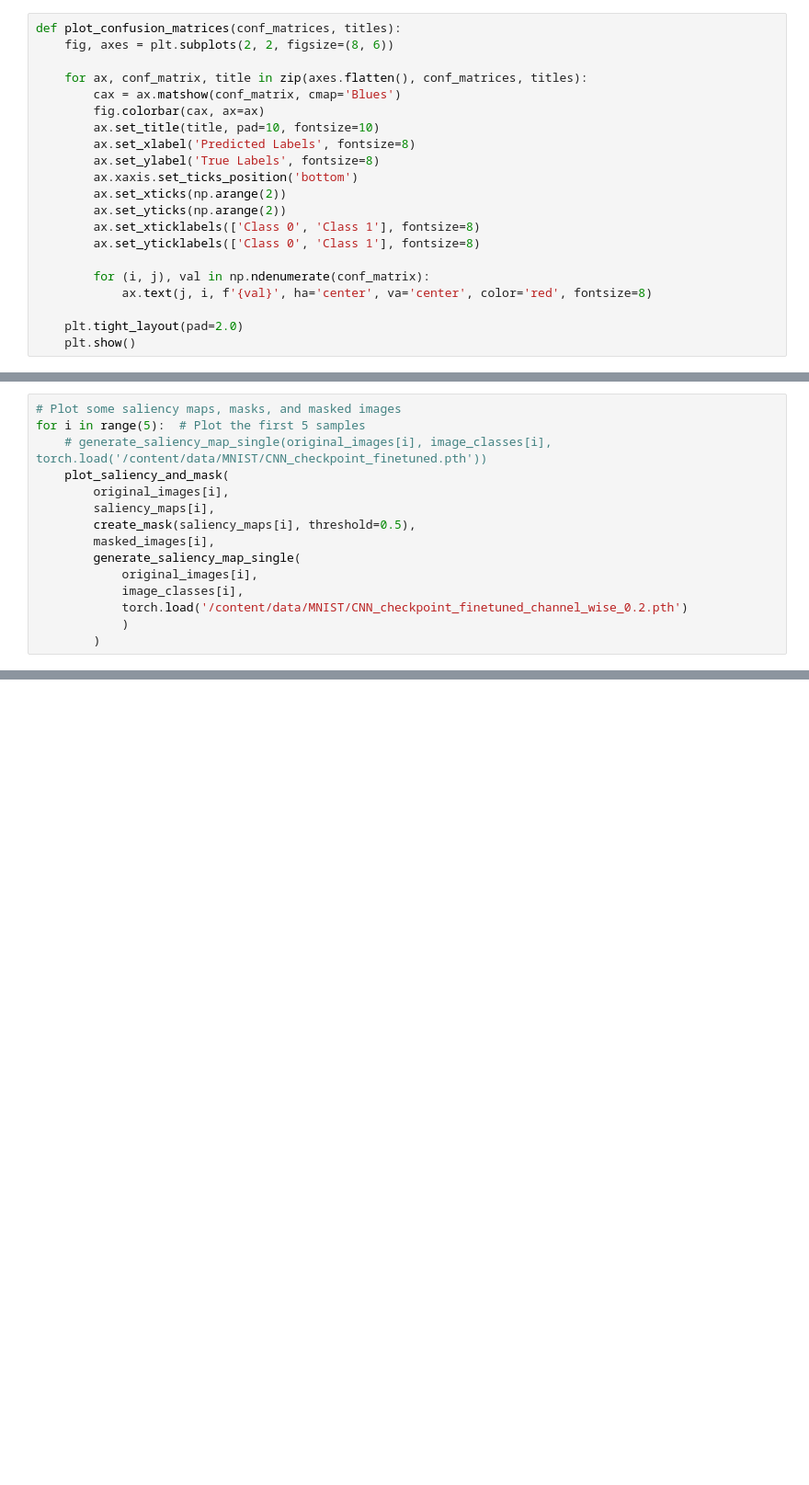
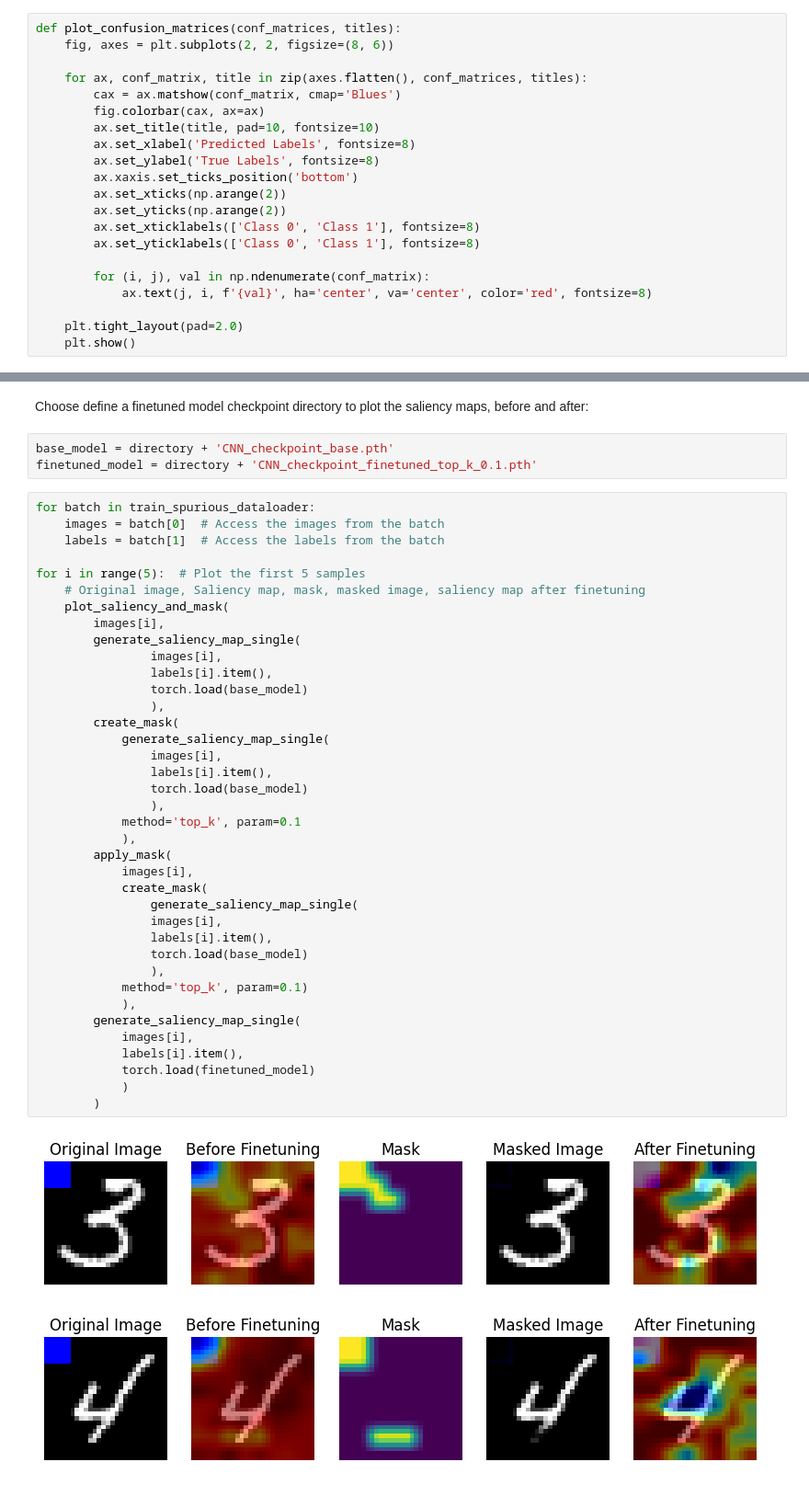
Before and after one commit to vmazashvili/Neural-Networks, a Jupyter notebook: MaskTune_Vano_Mazashvili_1993251.ipynb, the cells around one changed output, grey strips where cells are left out. Shown at 92% size. Cells and saved outputs as stored; diff of their text form; blank space fills up the shorter version.

```diff
--- a/MaskTune_Vano_Mazashvili_1993251.ipynb
+++ b/MaskTune_Vano_Mazashvili_1993251.ipynb
@@ -1109,15 +1024,0 @@ F1 Score: 0.3395
-# %%
-# Plot some saliency maps, masks, and masked images
-for i in range(5):  # Plot the first 5 samples
-    # generate_saliency_map_single(original_images[i], image_classes[i], torch.load('/content/data/MNIST/CNN_checkpoint_finetuned.pth'))
-    plot_saliency_and_mask(
-        original_images[i],
-        saliency_maps[i],
-        create_mask(saliency_maps[i], threshold=0.5),
-        masked_images[i],
-        generate_saliency_map_single(
-            original_images[i],
-            image_classes[i],
-            torch.load('/content/data/MNIST/CNN_checkpoint_finetuned_channel_wise_0.2.pth')
-            )
-        )
@@ -1129,0 +1037,46 @@ for i in range(5):  # Plot the first 5 samples
+# %% [markdown]
+Choose define a finetuned model checkpoint directory to plot the saliency maps, before and after:
+# %%
+base_model = directory + 'CNN_checkpoint_base.pth'
+finetuned_model = directory + 'CNN_checkpoint_finetuned_top_k_0.1.pth'
+# %%
+for batch in train_spurious_dataloader:
+    images = batch[0]  # Access the images from the batch
+    labels = batch[1]  # Access the labels from the batch
+
+for i in range(5):  # Plot the first 5 samples
+    # Original image, Saliency map, mask, masked image, saliency map after finetuning
+    plot_saliency_and_mask(
+        images[i],
+        generate_saliency_map_single(
+                images[i],
+                labels[i].item(),
+                torch.load(base_model)
+                ),
+        create_mask(
+            generate_saliency_map_single(
+                images[i],
+                labels[i].item(),
+                torch.load(base_model)
+                ),
+            method='top_k', param=0.1
+            ),
+        apply_mask(
+            images[i],
+            create_mask(
+                generate_saliency_map_single(
+                images[i],
+                labels[i].item(),
+                torch.load(base_model)
+                ),
+            method='top_k', param=0.1)
+            ),
+        generate_saliency_map_single(
+            images[i],
+            labels[i].item(),
+            torch.load(finetuned_model)
+            )
+        )
+# %% [output]
+[figure, added]
+[figure, added]
```
Also changed, not shown: parts of 58 cells of this notebook.
